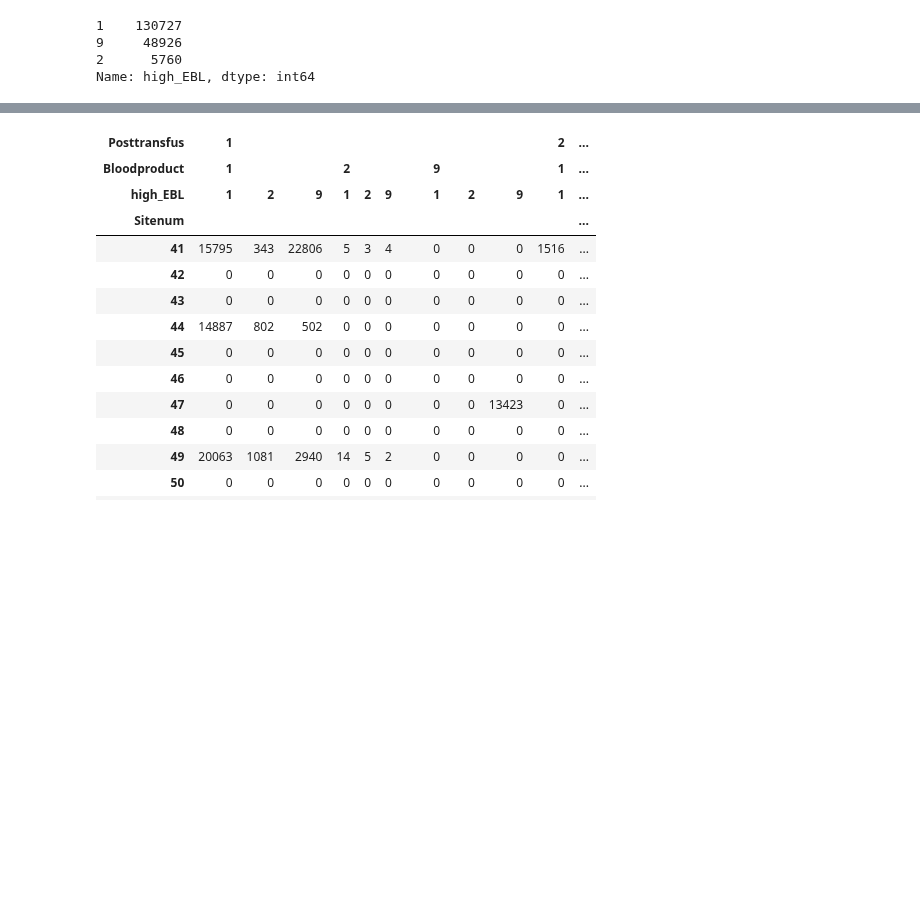
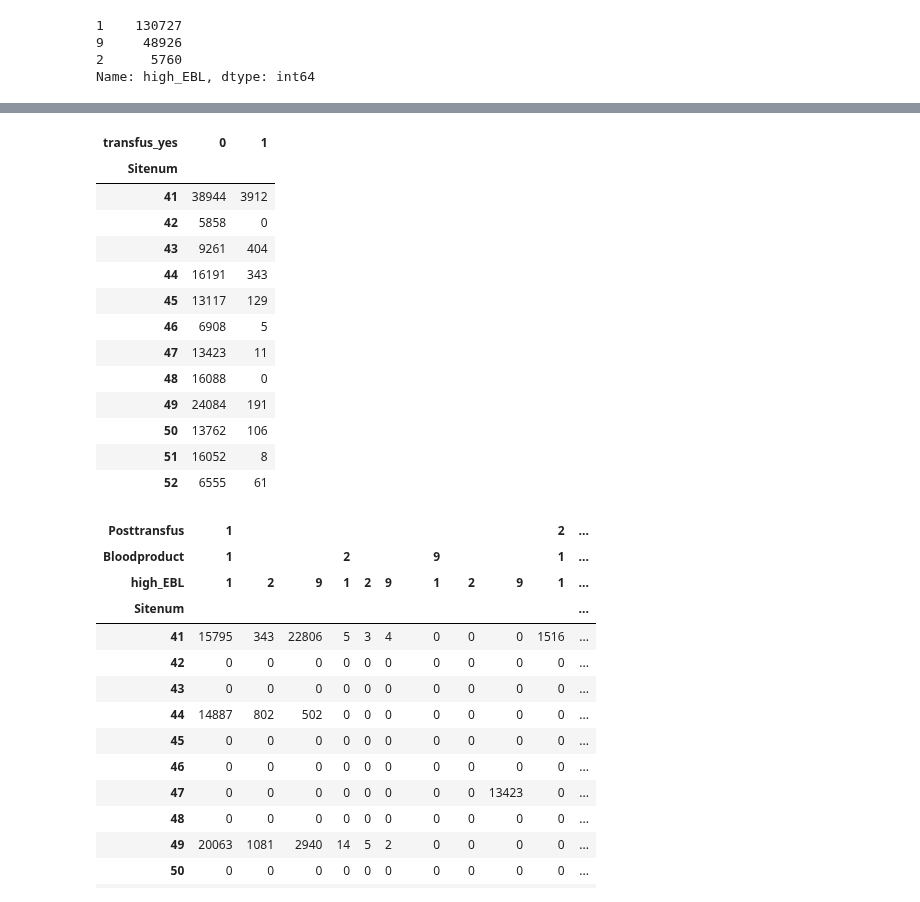
Before and after one commit to lhncbc/MFM_bopf, a Jupyter notebook: src/Site_EBLoss_eda.ipynb, the cells around one changed output, grey strips where cells are left out. Cells and saved outputs as stored; diff of their text form; code cells hidden in the pictures; blank space fills up the shorter version.

```diff
--- a/src/Site_EBLoss_eda.ipynb
+++ b/src/Site_EBLoss_eda.ipynb
@@ -153,3 +153,7 @@ full_df
 | 52-07250 | 52 | 1 | 1 | 150.00 | 0 | 0 | 8 | 8 | ... |
 | 52-07251 | 52 | 1 | 1 | 400.00 | 0 | 0 | 8 | 8 | ... |
 185413 rows × 199 columns
+# %%
+full_df['transfus_yes'] = 0
+full_df.loc[(full_df['Posttransfus'] == 2) | (full_df['Bloodproduct'] == 2), 'transfus_yes'] = 1
+full_df['transfus_yes'].value_counts()
@@ -166,3 +191,20 @@ Name: high_EBL, dtype: int64
+# %%
+pd.crosstab(full_df['Sitenum'], [full_df['transfus_yes']])
+# %% [output]
+| transfus_yes | 0 | 1 |
+| Sitenum |  |  |
+| 41 | 38944 | 3912 |
+| 42 | 5858 | 0 |
+| 43 | 9261 | 404 |
+| 44 | 16191 | 343 |
+| 45 | 13117 | 129 |
+| 46 | 6908 | 5 |
+| 47 | 13423 | 11 |
+| 48 | 16088 | 0 |
+| 49 | 24084 | 191 |
+| 50 | 13762 | 106 |
+| 51 | 16052 | 8 |
+| 52 | 6555 | 61 |
 # %%
 pd.options.display.max_columns = 30
 pd.crosstab(full_df['Sitenum'], [full_df['Posttransfus'],full_df['Bloodproduct'],full_df['high_EBL']])
```
Also changed, not shown: parts of 6 cells of this notebook.
